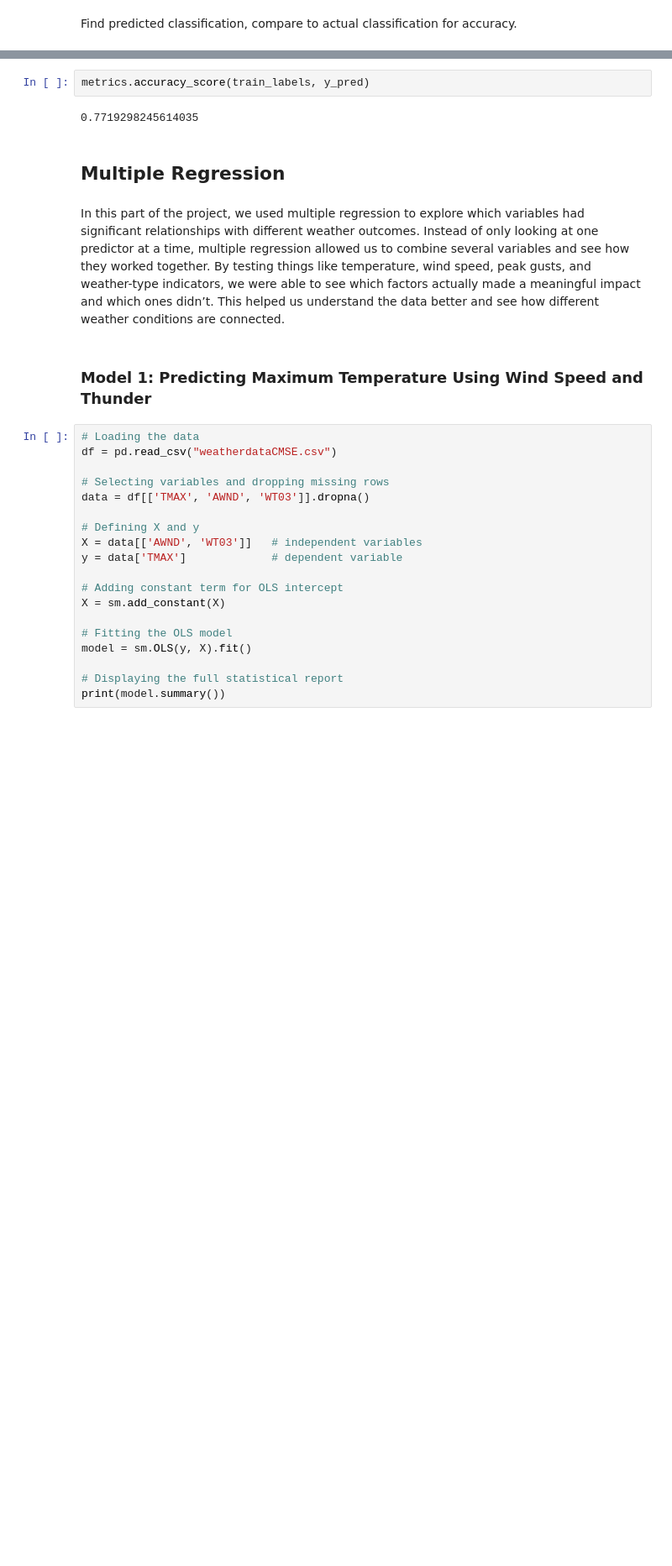
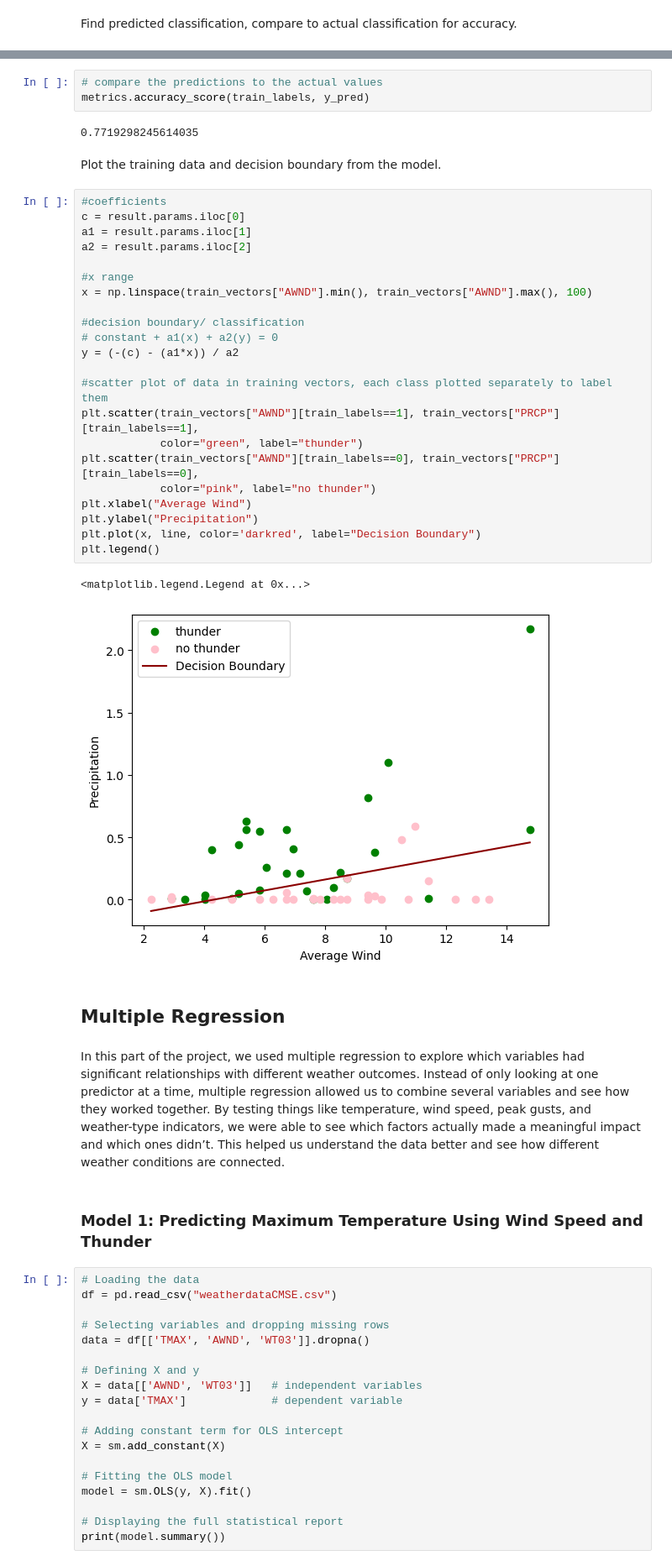
Before and after one commit to JustinTrannn/weatherCMSE202project, a Jupyter notebook: AllCode.ipynb, the cells around one changed output, grey strips where cells are left out. Shown: that part at 84% size. Drawn from its saved outputs; the diff is of its cells as text; blank space fills up the shorter version.

```diff
--- a/AllCode.ipynb
+++ b/AllCode.ipynb
@@ -90,7 +100,35 @@ len(y_pred)
 # %%
+# compare the predictions to the actual values
 metrics.accuracy_score(train_labels, y_pred)
 # %% [output]
 0.7719298245614035
+# %% [markdown]
+Plot the training data and decision boundary from the model.
+# %%
+#coefficients
+c = result.params.iloc[0]
+a1 = result.params.iloc[1]
+a2 = result.params.iloc[2]
+
+#x range
+x = np.linspace(train_vectors["AWND"].min(), train_vectors["AWND"].max(), 100)
+
+#decision boundary/ classification
+# constant + a1(x) + a2(y) = 0
+y = (-(c) - (a1*x)) / a2
+
+#scatter plot of data in training vectors, each class plotted separately to label them
+plt.scatter(train_vectors["AWND"][train_labels==1], train_vectors["PRCP"][train_labels==1],
+            color="green", label="thunder")
+plt.scatter(train_vectors["AWND"][train_labels==0], train_vectors["PRCP"][train_labels==0],
+            color="pink", label="no thunder")
+plt.xlabel("Average Wind")
+plt.ylabel("Precipitation")
+plt.plot(x, line, color='darkred', label="Decision Boundary")
+plt.legend()
+# %% [output]
+<matplotlib.legend.Legend at 0x...>
+[figure, added]
 # %% [markdown]
 ## Multiple Regression
 # %% [markdown]
```
Also changed, not shown: parts of 14 cells of this notebook, 1 other file.
